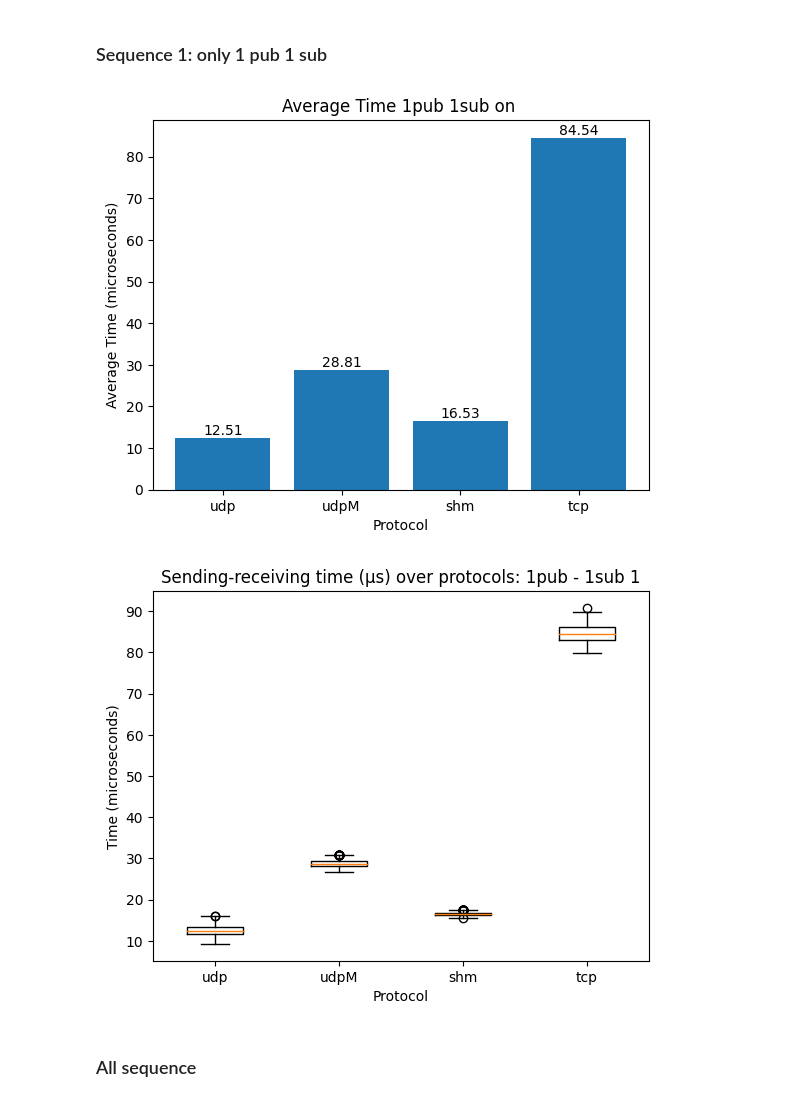
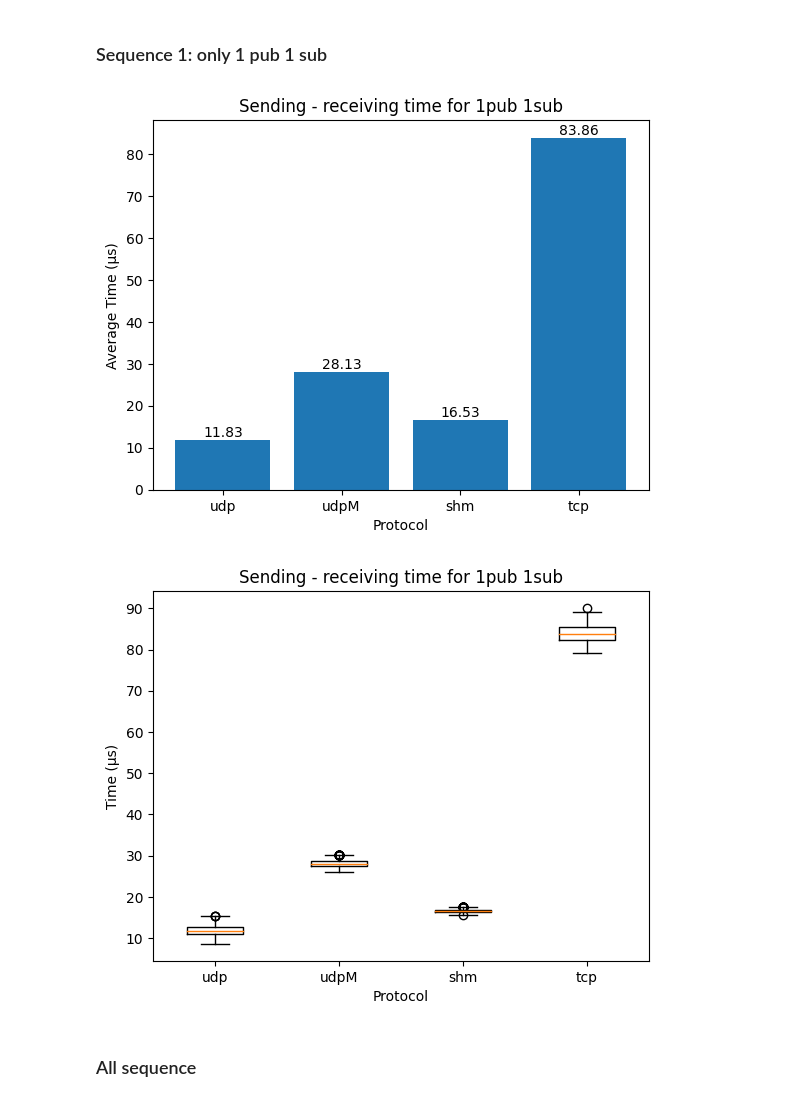
Before and after one commit to madella/tesiM, a Jupyter notebook: cineca/d_proc_troughput.ipynb, the cells around one changed output. Saved outputs shown, nothing was run; the diff lists cells and outputs as text; code cells hidden in the pictures.

```diff
--- a/cineca/d_proc_troughput.ipynb
+++ b/cineca/d_proc_troughput.ipynb
@@ -42,9 +119,9 @@ r507c01n03: (2135776,849987442.19)
 # %%
 # udp] pub_s = 17180379 pubns = 527983166 sub_s = 26271606 subns = 201584761
 pub_s = 2135776
-pubns = 622624310
+pubns = 622623683.0
 sub_s = 2135776
-subns = 849987442.19
+subns = 849987497 #849987442.19
 
 
 def timespec_difference_without_skew(start_s, start_ns, end_s, end_ns):
@@ -170,26 +247,29 @@ for bar, value in zip(bars, average_times):
     ax.text(bar.get_x() + bar.get_width() / 2, bar.get_height() + 0.05, f'{value:.2f}', ha='center', va='bottom')
 
 ax.set_xlabel('Protocol')
-ax.set_ylabel('Average Time (microseconds)')
-ax.set_title(f'Average Time 1pub 1sub on ')
+ax.set_ylabel('Average Time (μs)')
+plt.savefig(f"{base_save_dir_thesis}test3_bar_sr_1p1s.png")
+ax.set_title(f'Sending - receiving time for 1pub 1sub')
+plt.savefig(f"{base_save_dir}test3_bar_sr_1p1s.png")
+
 
 plt.show()
 # %% [output]
-[figure, old version]
+[figure, new version]
 # %%
 data_to_compare = {prots: column_time_cleaned[prots][sequence_to_compare] for prots in protocols}
 
 data_list = [data_to_compare[prots] for prots in protocols]
 
 fig, ax = plt.subplots()
 
 ax.boxplot(data_list, labels=protocols)
 ax.set_xlabel('Protocol')
-ax.set_ylabel('Time (microseconds)')
-ax.set_title(f'Sending-receiving time (μs) over protocols: 1pub - 1sub {sequence_to_compare}')
+ax.set_ylabel('Time (μs)')
+ax.set_title(f'Sending - receiving time for 1pub 1sub')
 plt.show()
 # %% [output]
-[figure, old version]
+[figure, new version]
 # %% [markdown]
 ### All sequence
 # %%
```
Also changed, not shown: parts of 15 cells of this notebook, 20 other files.
